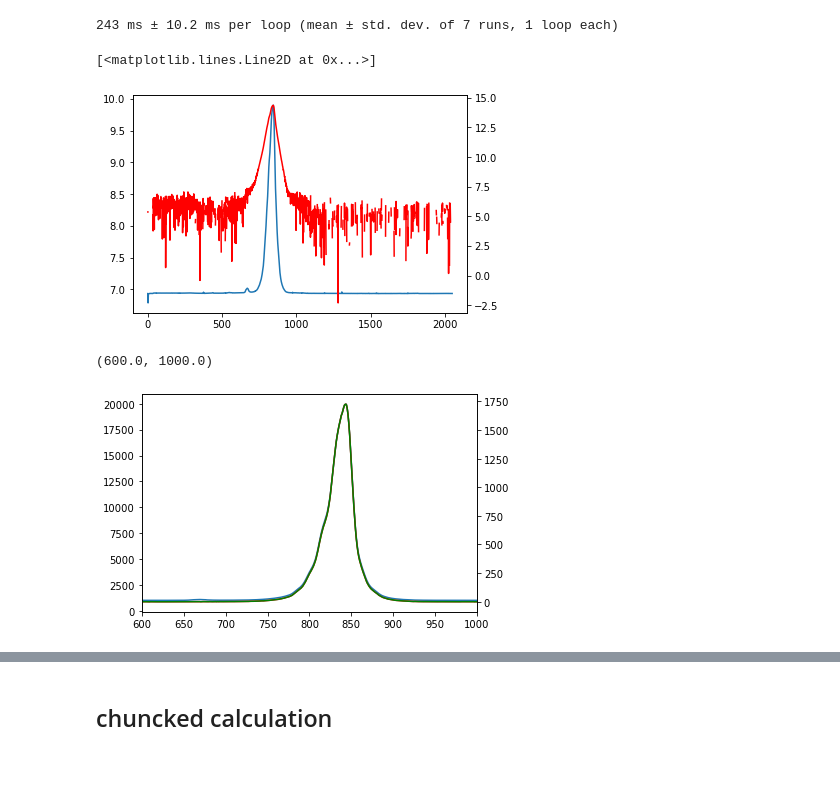
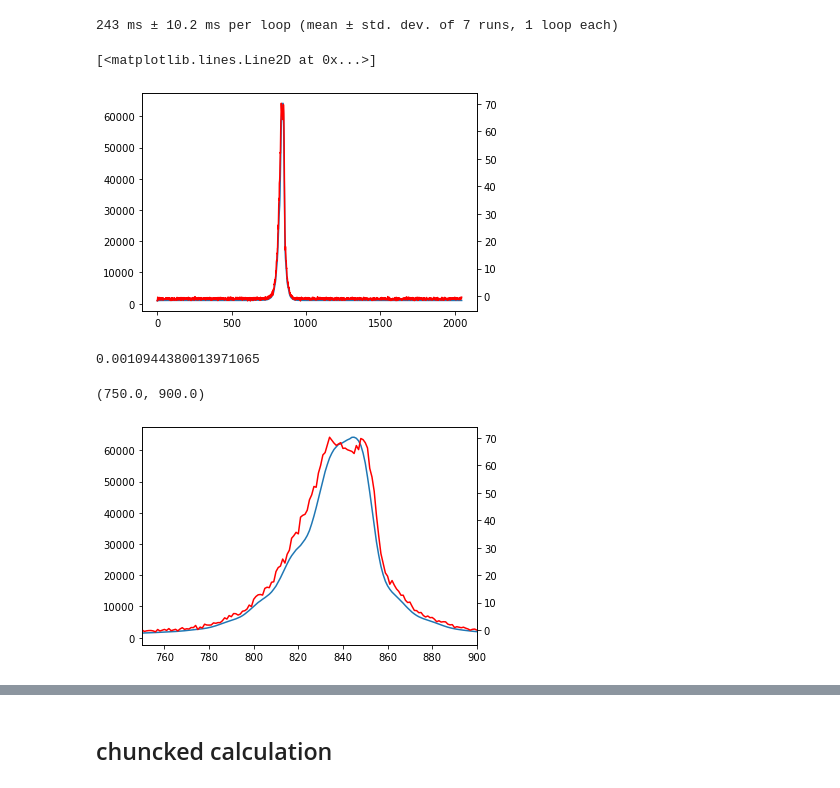
Before and after one commit to Bruyant/MChD-python, a Jupyter notebook: src/mchd_python/Demod.ipynb, the cells around one changed output, grey strips where cells are left out. Saved outputs shown, nothing was run; the diff lists cells and outputs as text; code cells hidden in the pictures.

```diff
--- a/src/mchd_python/Demod.ipynb
+++ b/src/mchd_python/Demod.ipynb
@@ -73,18 +154,22 @@ legend()
 # %% [output]
 243 ms ± 10.2 ms per loop (mean ± std. dev. of 7 runs, 1 loop each)
 # %%
-plot(log(mean(res,axis=1)))
+plot(mean(res,axis=1))
 twinx()
-plot(log(-average(res,weights=(ttlin-1),axis=1)+1000),'r')
+plot(mean(res*(ttlin-1),axis=1),'r')
 # %% [output]
 [<matplotlib.lines.Line2D at 0x...>]
-[figure, old version]
+[figure, new version]
+# %%
+# contrast
+max(mean(res*(ttlin-1),axis=1))/max(mean(res,axis=1))
+# %% [output]
+0.0010944380013971065
 # %%
 plot(mean(res,axis=1))
 twinx()
 plot(mean(res*(ttlin-1),axis=1),'r')
-plot(-average(res,weights=(ttlin-1),axis=1)/1000,'g')
-xlim(600,1000)
+xlim(750,900)
 # %% [output]
-(600.0, 1000.0)
+(750.0, 900.0)
-[figure, old version]
+[figure, new version]
```
Also changed, not shown: parts of 24 cells of this notebook, 2 other files.
